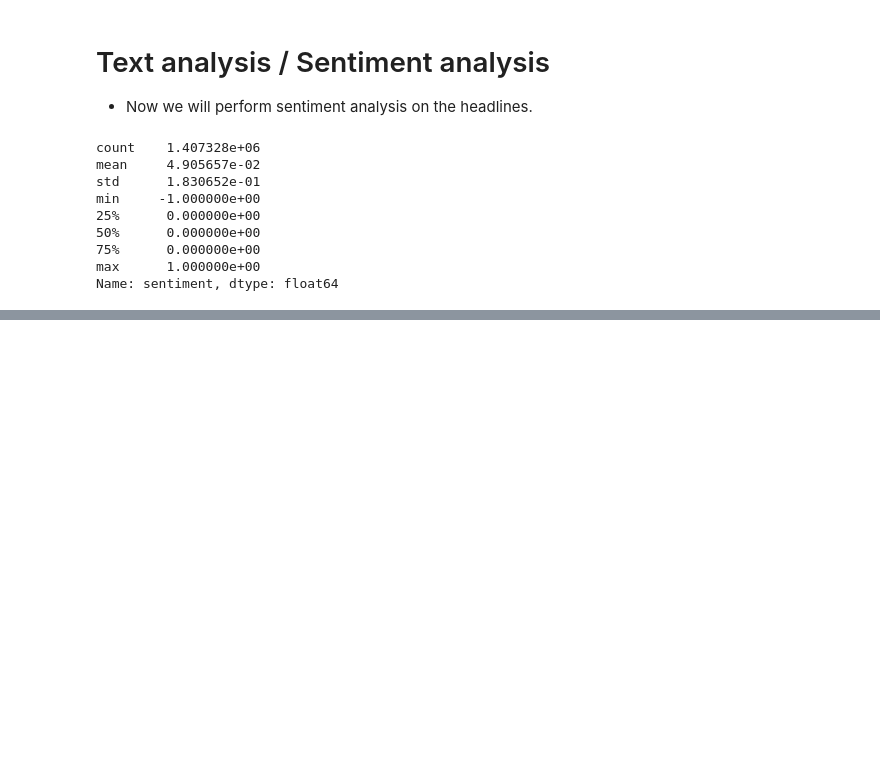
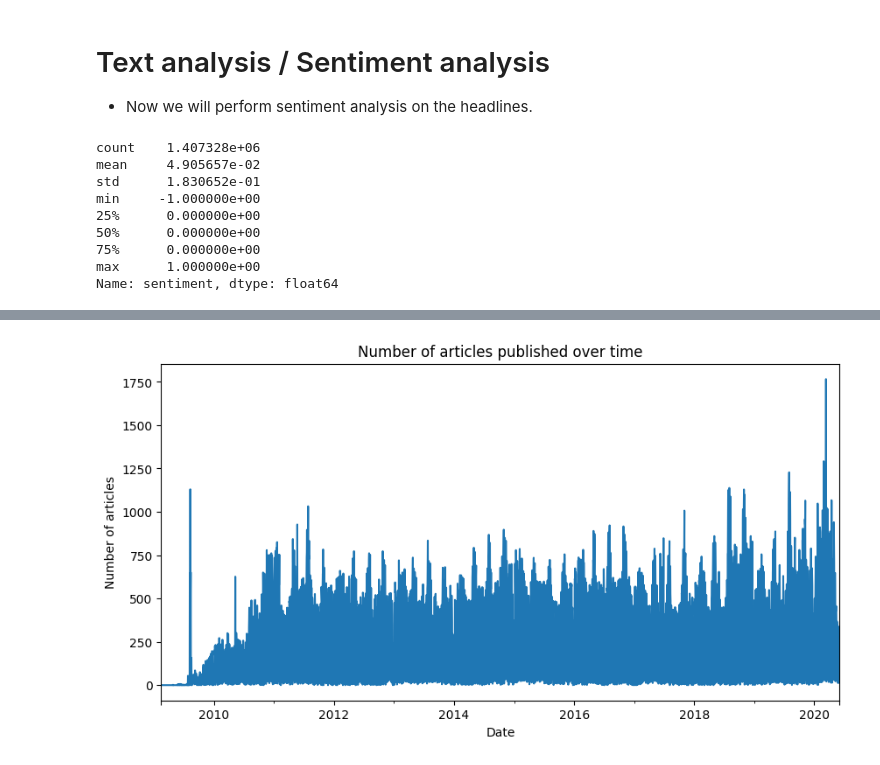
Before and after one commit to Ty-Miki/financial-news-sentiment-analysis, a Jupyter notebook: notebooks/EDA.ipynb, the cells around one changed output, grey strips where cells are left out. Saved outputs shown, nothing was run; the diff lists cells and outputs as text; code cells hidden in the pictures; blank space fills up the shorter version.

Commit message:
analyzed and visualized the frequency of publications over time

```diff
--- a/notebooks/EDA.ipynb
+++ b/notebooks/EDA.ipynb
@@ -108,0 +113,5 @@ Name: sentiment, dtype: float64
+# %%
+# Resample data by day and count the number of articles
+df.set_index('date', inplace=True)
+daily_articles = df['headline'].resample('D').count()
+daily_articles
@@ -108,0 +132,10 @@ Name: sentiment, dtype: float64
+# %%
+# Plot the number of articles over time
+plt.figure(figsize=(10, 5))
+daily_articles.plot()
+plt.title("Number of articles published over time")
+plt.xlabel("Date")
+plt.ylabel("Number of articles")
+plt.show()
+# %% [output]
+[figure, added]
```
Also changed, not shown: parts of 3 cells of this notebook, 3 other files.
